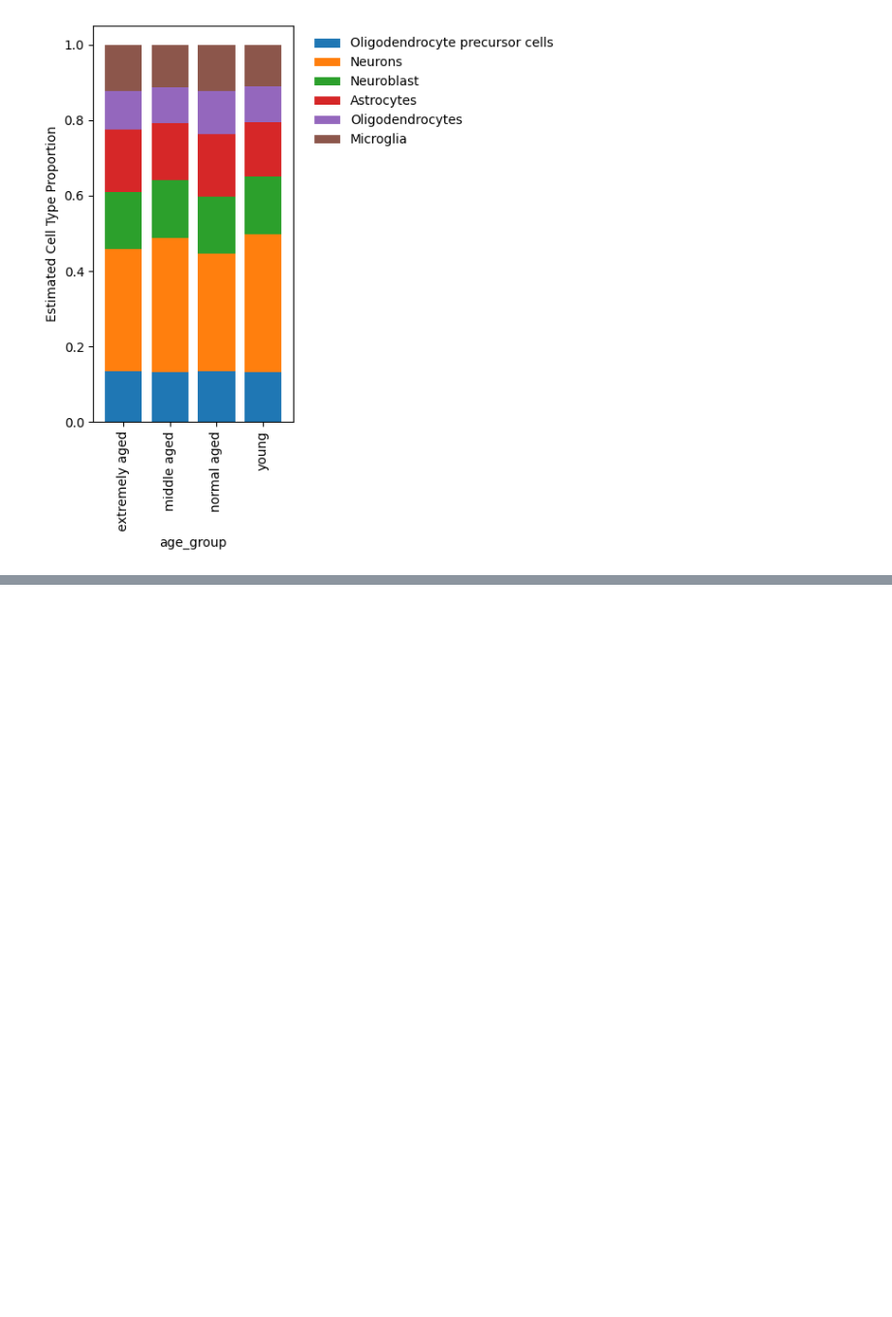
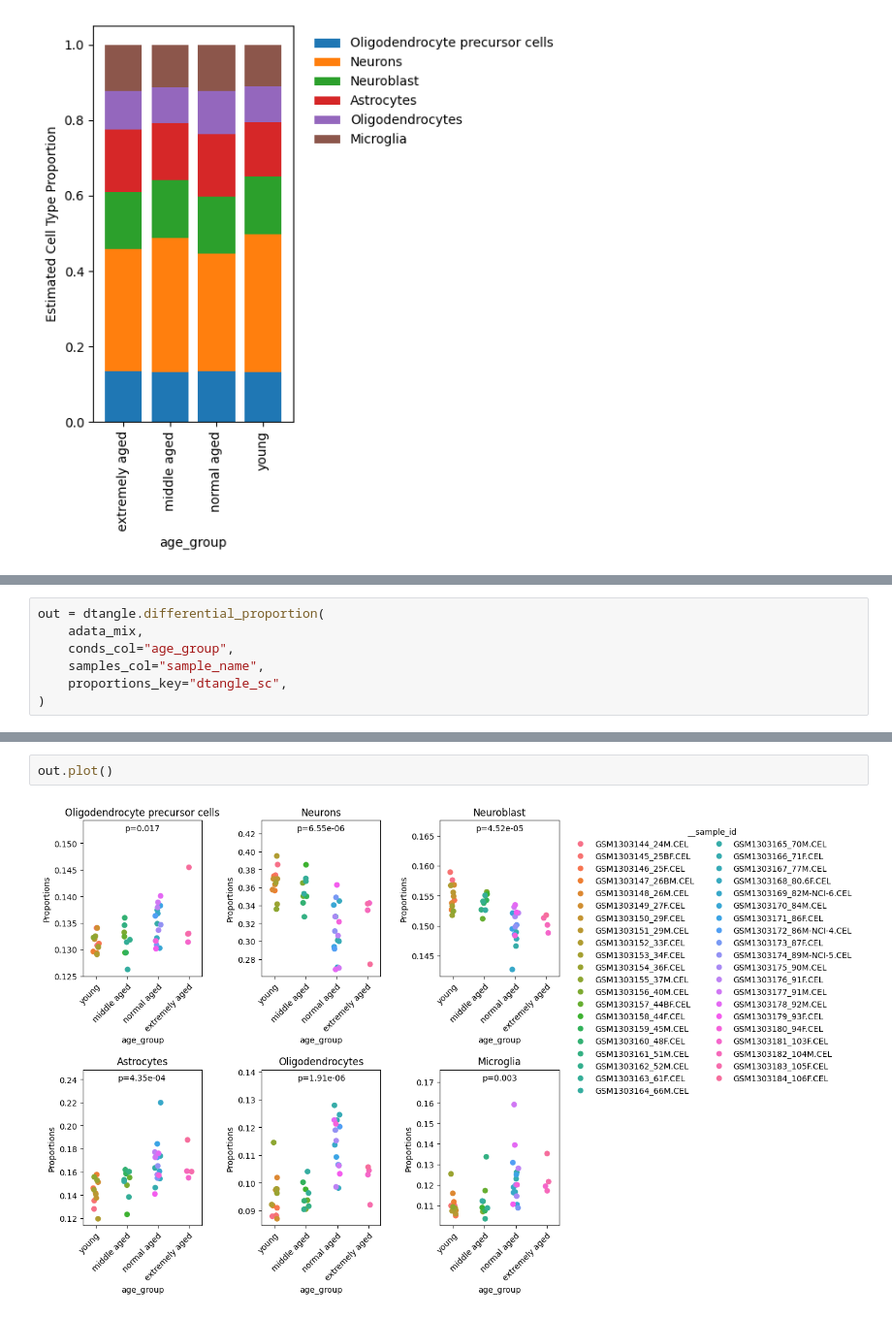
Before and after one commit to harryhaller001/dtangle, a Jupyter notebook: examples/05_tutorial_brain_deconvolut.ipynb, the cells around one changed output, grey strips where cells are left out. Shown at 97% size. Saved outputs shown, nothing was run; the diff lists cells and outputs as text; blank space fills up the shorter version.

```diff
--- a/examples/05_tutorial_brain_deconvolut.ipynb
+++ b/examples/05_tutorial_brain_deconvolut.ipynb
@@ -54,0 +55,7 @@ _ = ax.set_xticklabels(ax.get_xticklabels(), rotation=45, ha="right")
+# %%
+out = dtangle.differential_proportion(
+    adata_mix,
+    conds_col="age_group",
+    samples_col="sample_name",
+    proportions_key="dtangle_sc",
+)
@@ -54,0 +73,4 @@ _ = ax.set_xticklabels(ax.get_xticklabels(), rotation=45, ha="right")
+# %%
+out.plot()
+# %% [output]
+[figure, added]
```
Also changed, not shown: parts of 2 cells of this notebook, 7 other files.
